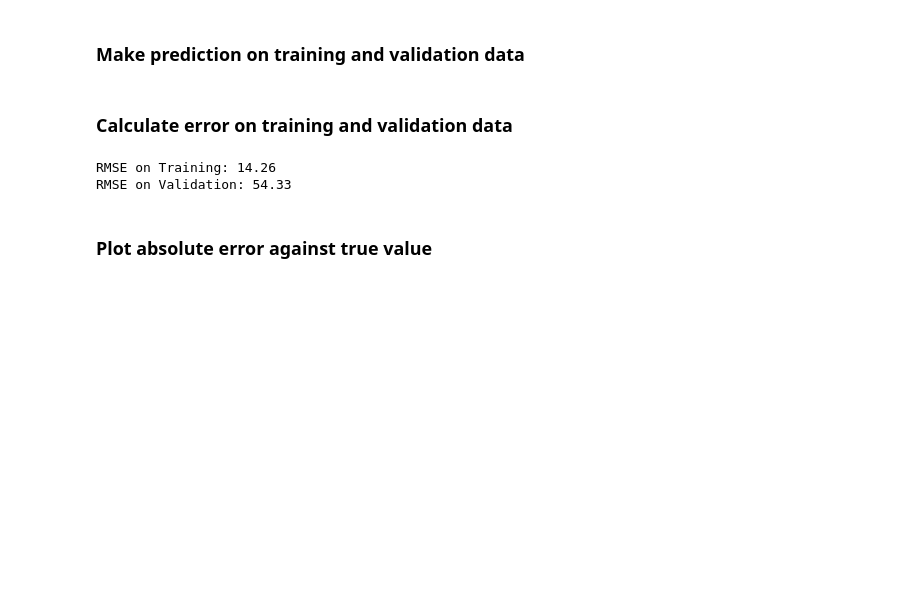
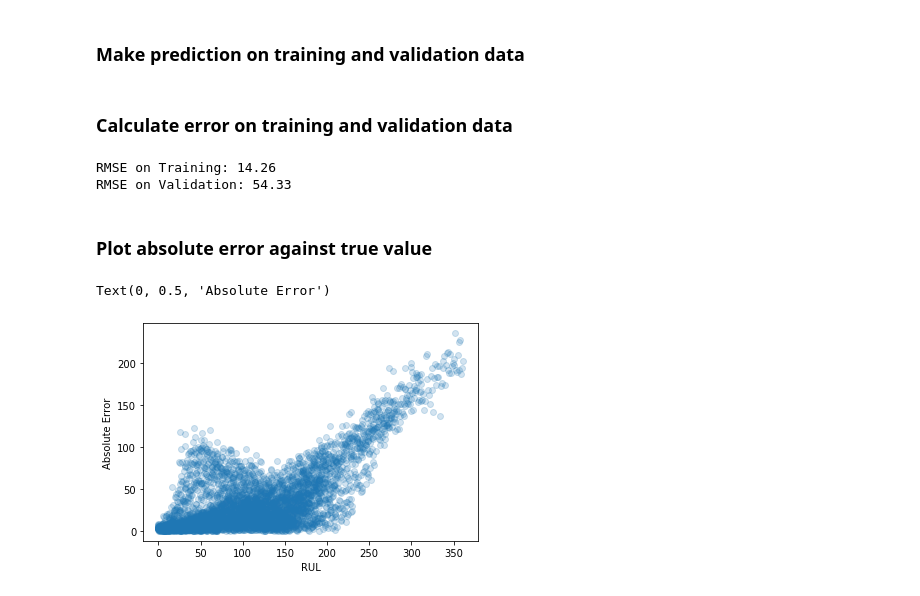
Before and after one commit to sayyed-uoft/TSSA, a Jupyter notebook: Predictive Maintenance Example.ipynb, the cells around one changed output. Saved outputs shown, nothing was run; the diff lists cells and outputs as text; code cells hidden in the pictures; blank space fills up the shorter version.

```diff
--- a/Predictive Maintenance Example.ipynb
+++ b/Predictive Maintenance Example.ipynb
@@ -244,3 +244,11 @@ RMSE on Training: 14.26
 RMSE on Validation: 54.33
 # %% [markdown]
 ### Plot absolute error against true value
+# %%
+y_val_error = np.abs(y_val - y_val_pred)
+plt.scatter(y_val, y_val_error, alpha=0.2)
+plt.xlabel("RUL")
+plt.ylabel("Absolute Error")
+# %% [output]
+Text(0, 0.5, 'Absolute Error')
+[figure, added]
```
